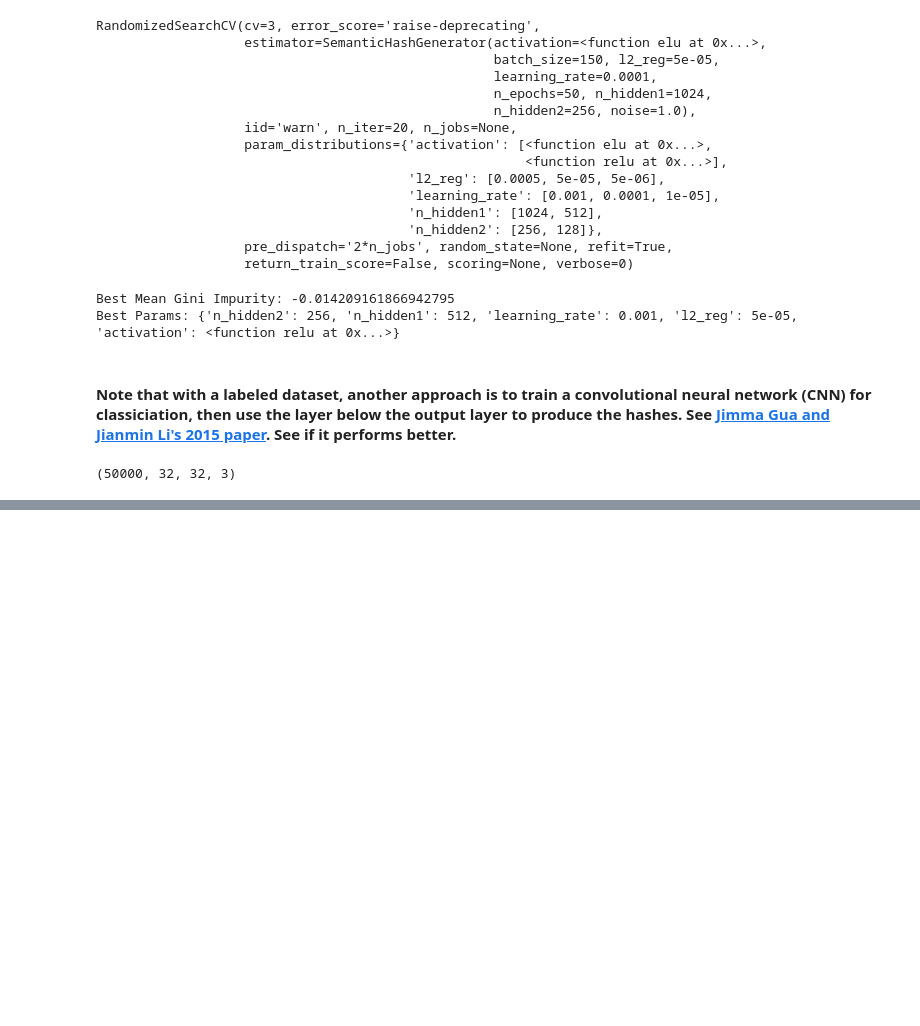
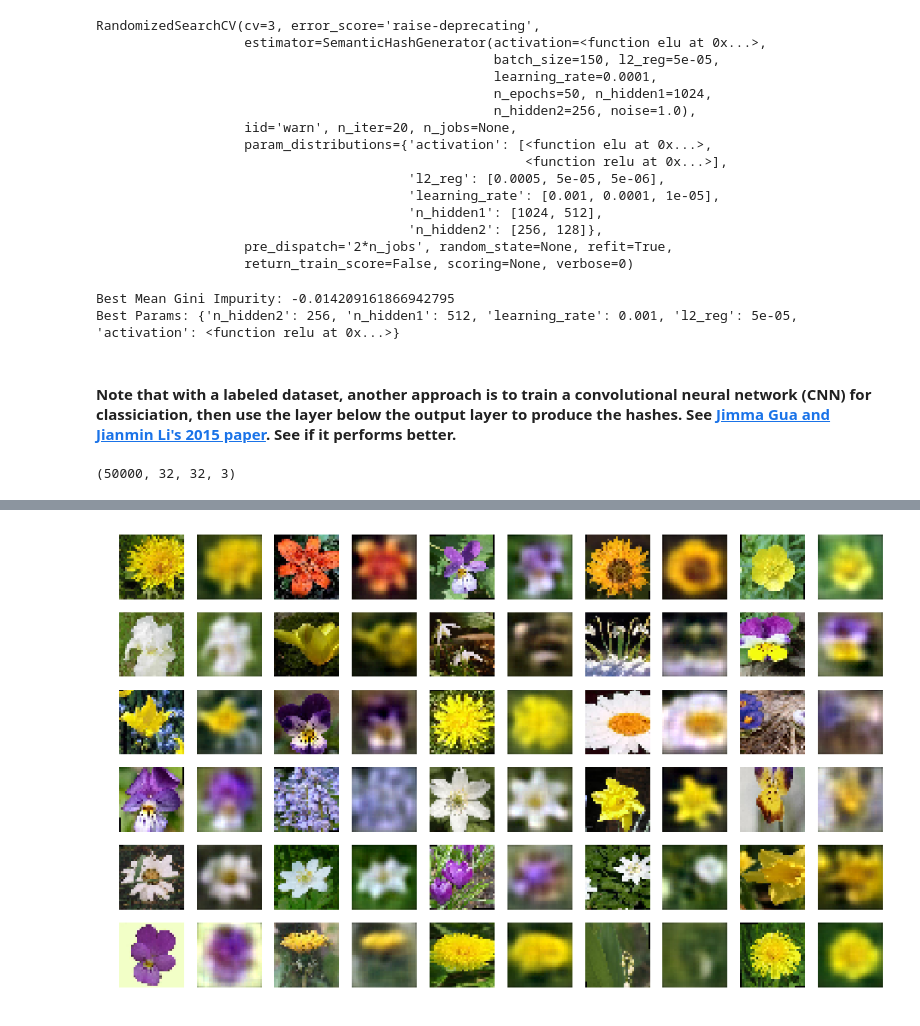
Before and after one commit to DCtheTall/hands-on-machine-learning, a Jupyter notebook: chapter15/Exercises.ipynb, the cells around one changed output, grey strips where cells are left out. Cells and saved outputs as stored; diff of their text form; code cells hidden in the pictures; blank space fills up the shorter version.

```diff
--- a/chapter15/Exercises.ipynb
+++ b/chapter15/Exercises.ipynb
@@ -1207,0 +1343,12 @@ Look at this tutorial: https://www.tensorflow.org/beta/tutorials/generative/cvae
+# %%
+# Preparing data for training.
+
+from sklearn.model_selection import train_test_split
+
+X_train, X_test = train_test_split(data, test_size=0.1)
+
+def shuffle_batches(X, batch_size):
+  rand_idx = rnd.permutation(len(X))
+  n_batches = len(X) // batch_size
+  for batch_idx in np.array_split(rand_idx, n_batches):
+    yield X[batch_idx]
@@ -1207,0 +1386,25 @@ Look at this tutorial: https://www.tensorflow.org/beta/tutorials/generative/cvae
+# %%
+# Reconstructing some of the training set. We see the model
+# is able to do this.
+
+n_images = 60
+
+rnd_idx = rnd.permutation(len(X_train))
+X_rand = X_train[rnd_idx[:n_images]]
+
+with tf.Session() as sess:
+  init.run()
+  saver.restore(sess, './my_model_variational.ckpt')
+  codings_rnd = np.random.normal(size=[n_images, coding_dim])
+  outputs_val = logits.eval(feed_dict={X: X_rand})
+  outputs_val = np.clip(outputs_val, 0.0, 1.0)
+
+plt.figure(figsize=(16, 100))
+for i in range(n_images // 2):
+    plt.subplot(n_images, 10, (2 * i) + 1)
+    plot_image(X_rand[i])
+    plt.subplot(n_images, 10, (2 * i) + 2)
+    plot_image(outputs_val[i])
+plt.show()
+# %% [output]
+[figure, added]
```
Also changed, not shown: parts of 14 cells of this notebook.
